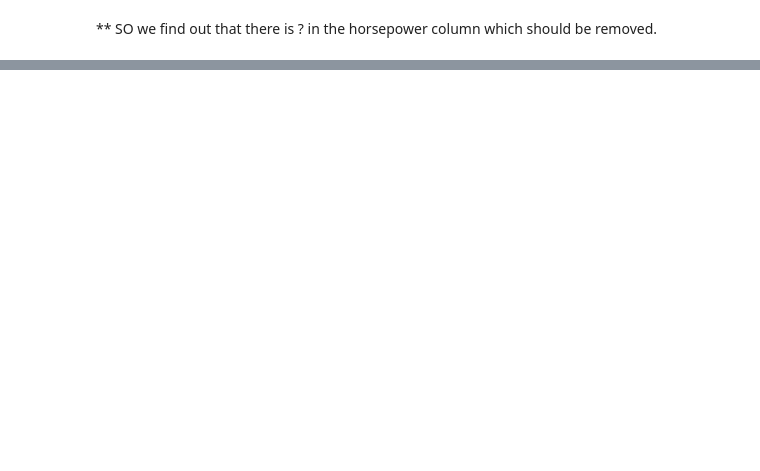
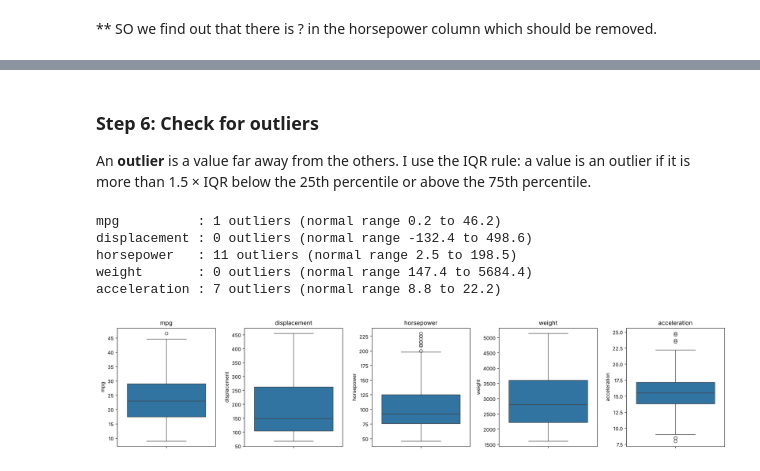
Before and after one commit to Safeer-ullah-khan/Machine-Learning-Practice, a Jupyter notebook: Auto-MPG-Project/Auto_MPG_Project.ipynb, the cells around one changed output, grey strips where cells are left out. Saved outputs shown, nothing was run; the diff lists cells and outputs as text; code cells hidden in the pictures; blank space fills up the shorter version.

```diff
--- a/Auto-MPG-Project/Auto_MPG_Project.ipynb
+++ b/Auto-MPG-Project/Auto_MPG_Project.ipynb
@@ -171,0 +271,3 @@ array(['130', '165', '150', '140', '198', '220', '215', '225', '190',
+# %%
+df_clean['origin'] = df_clean['origin'].map({1: 'USA', 2: 'Europe', 3: 'Japan'})
+df_clean['origin'].value_counts()
@@ -171,0 +286,3 @@ array(['130', '165', '150', '140', '198', '220', '215', '225', '190',
+# %%
+df_clean['brand'] = df_clean['car_name'].str.split().str[0]
+sorted(df_clean['brand'].unique())
@@ -171,0 +319,16 @@ array(['130', '165', '150', '140', '198', '220', '215', '225', '190',
+# %%
+brand_fixes = {
+    'chevroelt': 'chevrolet',
+    'chevy': 'chevrolet',
+    'maxda': 'mazda',
+    'toyouta': 'toyota',
+    'vokswagen': 'volkswagen',
+    'vw': 'volkswagen',
+    'mercedes': 'mercedes-benz',
+    'capri': 'mercury',
+    'hi': 'international harvester',
+}
+df_clean['brand'] = df_clean['brand'].replace(brand_fixes)
+
+print('Number of brands:', df_clean['brand'].nunique())
+df_clean['brand'].value_counts()
@@ -171,0 +354,30 @@ array(['130', '165', '150', '140', '198', '220', '215', '225', '190',
+# %% [markdown]
+### Step 6: Check for outliers
+
+An **outlier** is a value far away from the others. I use the IQR rule: a value is an outlier if it is more than 1.5 × IQR below the 25th percentile or above the 75th percentile.
+# %%
+numeric_cols = ['mpg', 'displacement', 'horsepower', 'weight', 'acceleration']
+
+for col in numeric_cols:
+    q1 = df_clean[col].quantile(0.25)
+    q3 = df_clean[col].quantile(0.75)
+    iqr = q3 - q1
+    lower = q1 - 1.5 * iqr
+    upper = q3 + 1.5 * iqr
+    n = ((df_clean[col] < lower) | (df_clean[col] > upper)).sum()
+    print(f'{col:13}: {n} outliers (normal range {lower:.1f} to {upper:.1f})')
+# %% [output]
+mpg          : 1 outliers (normal range 0.2 to 46.2)
+displacement : 0 outliers (normal range -132.4 to 498.6)
+horsepower   : 11 outliers (normal range 2.5 to 198.5)
+weight       : 0 outliers (normal range 147.4 to 5684.4)
+acceleration : 7 outliers (normal range 8.8 to 22.2)
+# %%
+fig, axes = plt.subplots(1, 5, figsize=(18, 4))
+for ax, col in zip(axes, numeric_cols):
+    sns.boxplot(y=df_clean[col], ax=ax)
+    ax.set_title(col)
+plt.tight_layout()
+plt.show()
+# %% [output]
+[figure, added]
```
Also changed, not shown: parts of 32 cells of this notebook, 1 other file.
